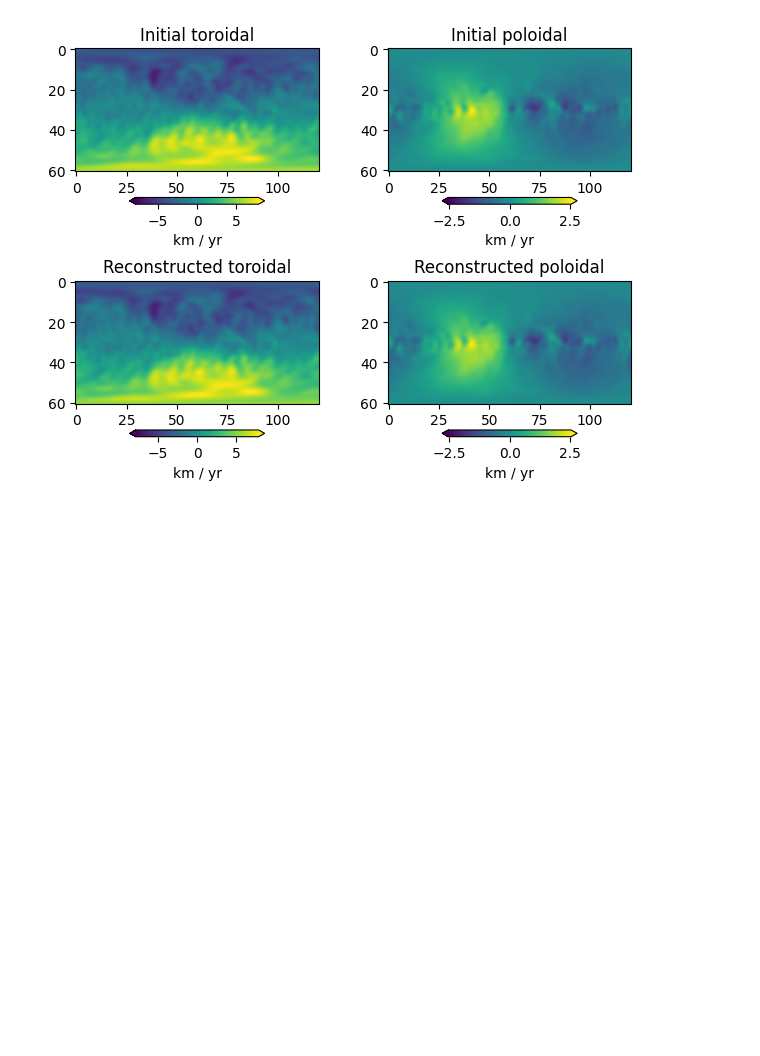
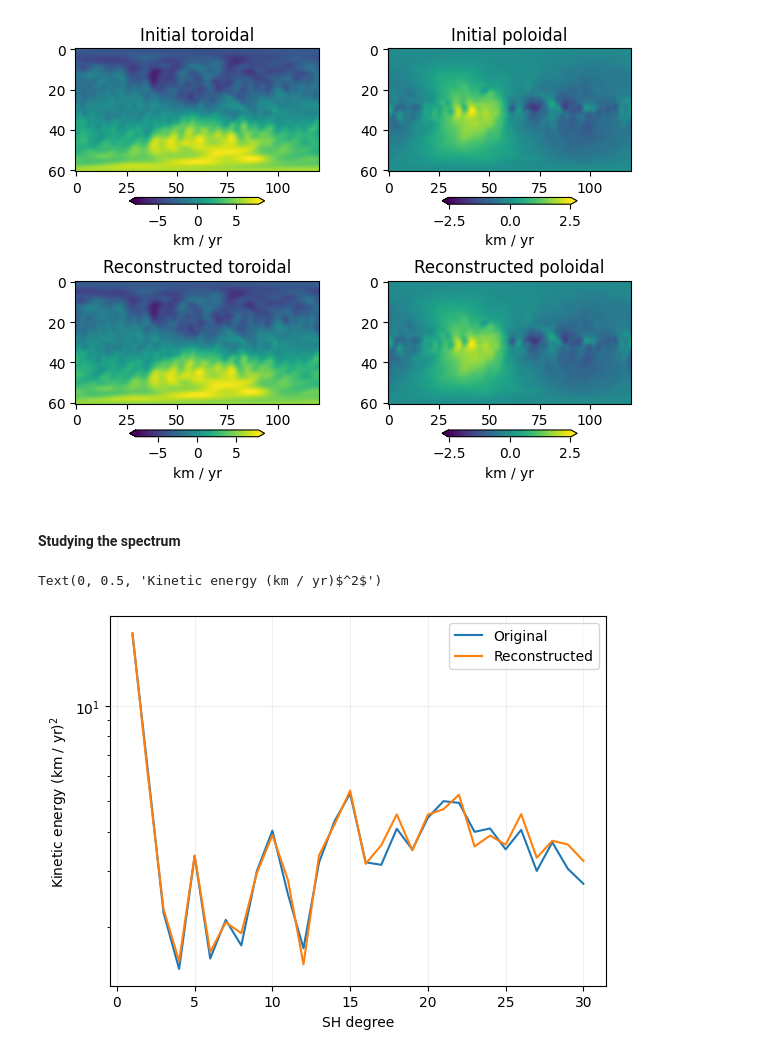
Before and after one commit to RomainClaveau/pygeopinn, a Jupyter notebook: dev/spherical_transform_last.ipynb, the cells around one changed output. Saved outputs shown, nothing was run; the diff lists cells and outputs as text; code cells hidden in the pictures; blank space fills up the shorter version.

Commit message:
Adding the spectrum comparison between the original and reconstructed signals.

```diff
--- a/dev/spherical_transform_last.ipynb
+++ b/dev/spherical_transform_last.ipynb
@@ -239,3 +239,29 @@ axes[1,1].set_title("Reconstructed poloidal")
 plt.tight_layout()
 # %% [output]
 [figure]
+# %% [markdown]
+#### Studying the spectrum
+# %%
+S = numpy.zeros((l_trunc + 1))
+S_reconstructed = numpy.zeros((l_trunc + 1))
+
+for l in range(1, l_trunc + 1):
+    for m in range(0, l + 1):
+        S[l] += (l*(l+1) / (2*l+1)) * (coeffs_t_cos[l, m]**2 + coeffs_t_sin[l, m]**2 + coeffs_s_cos[l, m]**2 + coeffs_s_sin[l, m]**2)
+        S_reconstructed[l] += (l*(l+1) / (2*l+1)) * (coeffs_t_cos_2[l, m]**2 + coeffs_t_sin_2[l, m]**2 + coeffs_s_cos_2[l, m]**2 + coeffs_s_sin_2[l, m]**2)
+
+l = numpy.arange(0, l_trunc + 1, 1)
+
+plt.plot(l[1:], S[1:], label="Original")
+plt.plot(l[1:], S_reconstructed[1:], label="Reconstructed")
+
+plt.yscale("log")
+plt.legend()
+
+plt.grid(alpha=0.2)
+
+plt.xlabel("SH degree")
+plt.ylabel("Kinetic energy (km / yr)$^2$")
+# %% [output]
+Text(0, 0.5, 'Kinetic energy (km / yr)$^2$')
+[figure, added]
```
Also changed, not shown: parts of 1 cell of this notebook.
